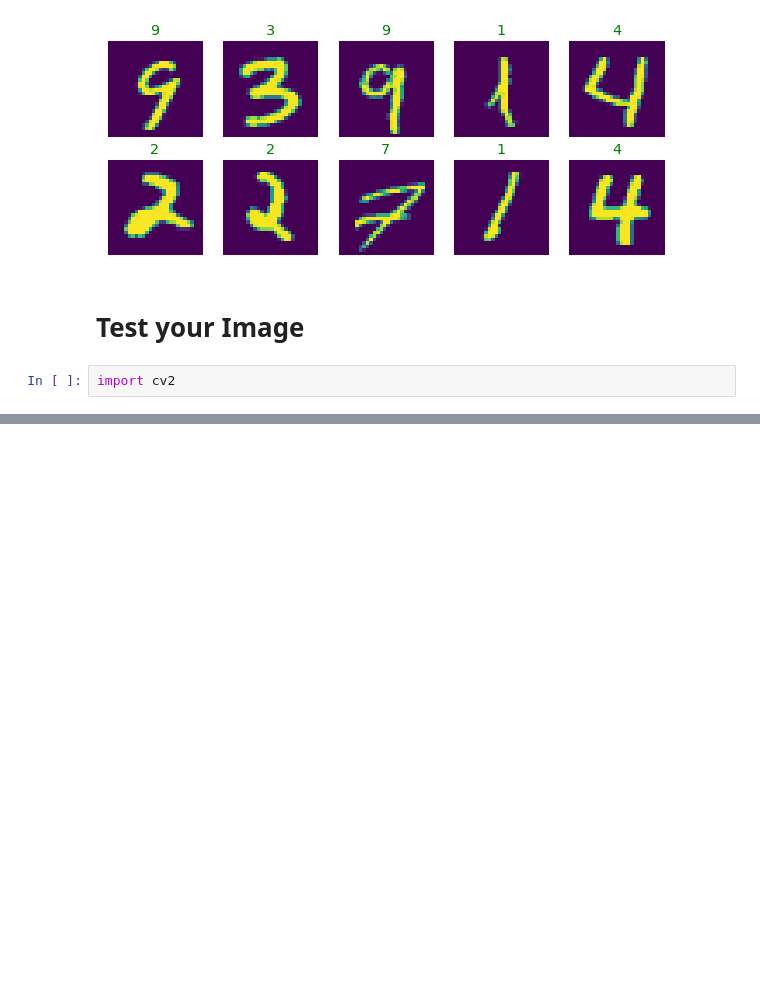
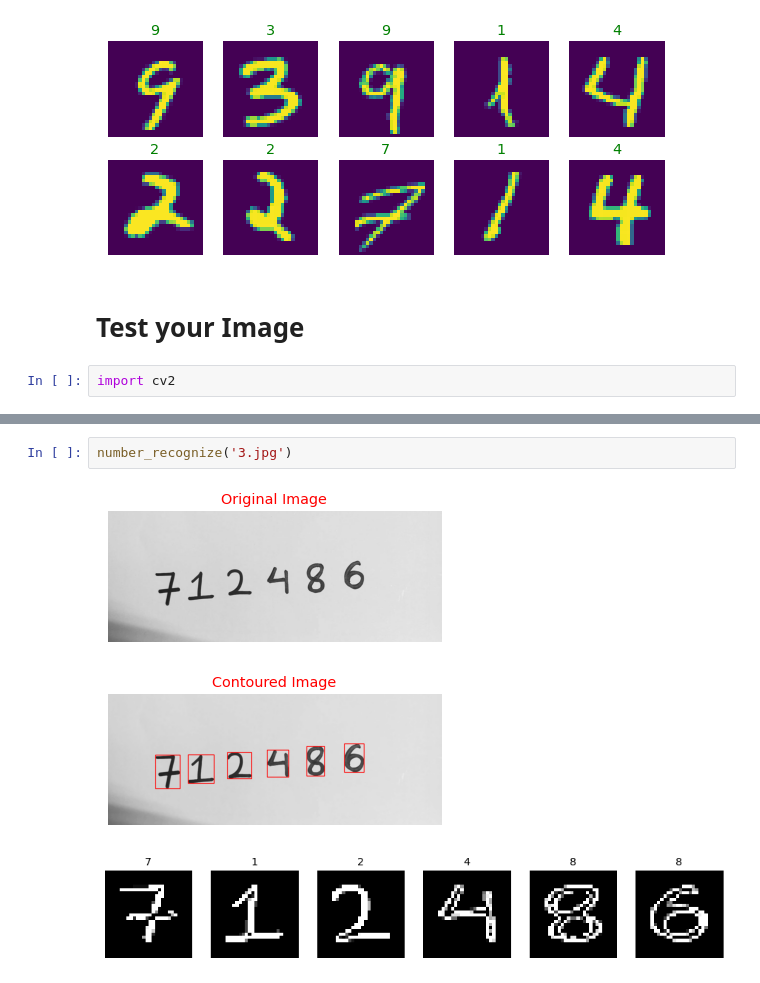
Before and after one commit to priyanshkedia04/Handwritten-Digit-Recognizer, a Jupyter notebook: Handwritten Digit Recognition MNIST Dataset.ipynb, the cells around one changed output, grey strips where cells are left out. Cells and saved outputs as stored; diff of their text form; blank space fills up the shorter version.

```diff
--- a/Handwritten Digit Recognition MNIST Dataset.ipynb
+++ b/Handwritten Digit Recognition MNIST Dataset.ipynb
@@ -278,0 +282,6 @@ for digit in preprocessed_digits:
+# %%
+number_recognize('3.jpg')
+# %% [output]
+[figure, added]
+[figure, added]
+[figure, added]
```
Also changed, not shown: parts of 7 cells of this notebook, 4 other files.
